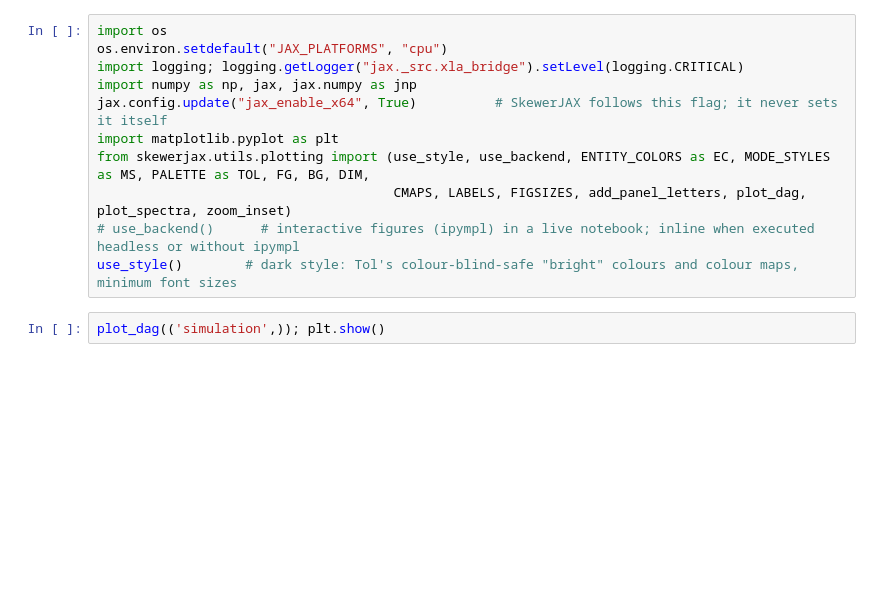
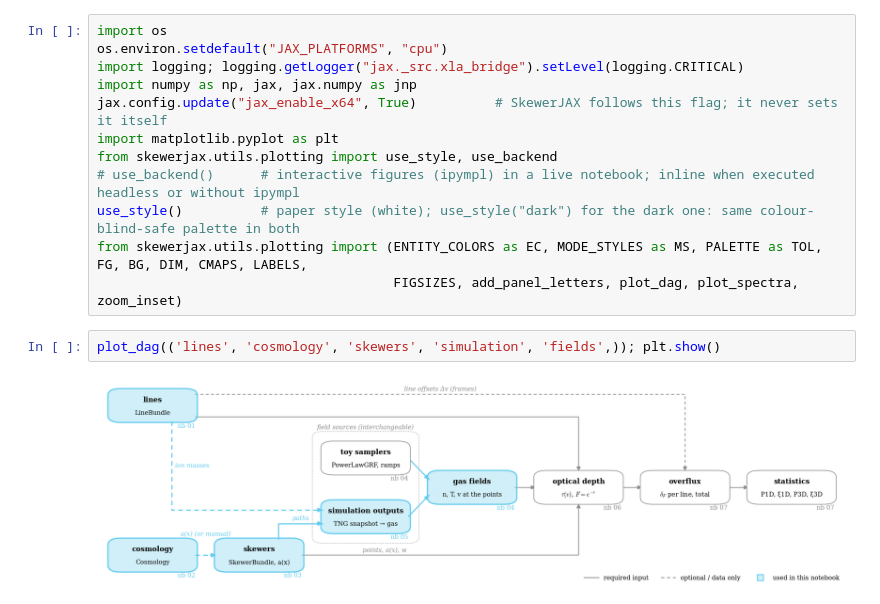
Before and after one commit to daniellopezcano/SkewerJAX, a Jupyter notebook: notebooks/05_simulation_outputs.ipynb, the cells around one changed output. Drawn from its saved outputs; the diff is of its cells as text; blank space fills up the shorter version.

Commit message:
polishing noteboo explanations and visualizations

```diff
--- a/notebooks/05_simulation_outputs.ipynb
+++ b/notebooks/05_simulation_outputs.ipynb
@@ -35,12 +43,15 @@ import logging; logging.getLogger("jax._src.xla_bridge").setLevel(logging.CRITIC
 import numpy as np, jax, jax.numpy as jnp
 jax.config.update("jax_enable_x64", True)          # SkewerJAX follows this flag; it never sets it itself
 import matplotlib.pyplot as plt
-from skewerjax.utils.plotting import (use_style, use_backend, ENTITY_COLORS as EC, MODE_STYLES as MS, PALETTE as TOL, FG, BG, DIM,
-                                      CMAPS, LABELS, FIGSIZES, add_panel_letters, plot_dag, plot_spectra, zoom_inset)
+from skewerjax.utils.plotting import use_style, use_backend
 # use_backend()      # interactive figures (ipympl) in a live notebook; inline when executed headless or without ipympl
-use_style()        # dark style: Tol's colour-blind-safe "bright" colours and colour maps, minimum font sizes
+use_style()          # paper style (white); use_style("dark") for the dark one: same colour-blind-safe palette in both
+from skewerjax.utils.plotting import (ENTITY_COLORS as EC, MODE_STYLES as MS, PALETTE as TOL, FG, BG, DIM, CMAPS, LABELS,
+                                      FIGSIZES, add_panel_letters, plot_dag, plot_spectra, zoom_inset)
 # %%
-plot_dag(('simulation',)); plt.show()
+plot_dag(('lines', 'cosmology', 'skewers', 'simulation', 'fields',)); plt.show()
+# %% [output]
+[figure, added]
 # %%
 from skewerjax.core import LineBundle, SkewerBundle, Cosmology, phys
 from skewerjax.simulations import ArepoHDF5Reader, SimulationSkewers, ExtractionOptions, IntegrationOptions, HI, Ion, gas_physics as gp
```
Also changed, not shown: parts of 14 cells of this notebook, 23 other files.
